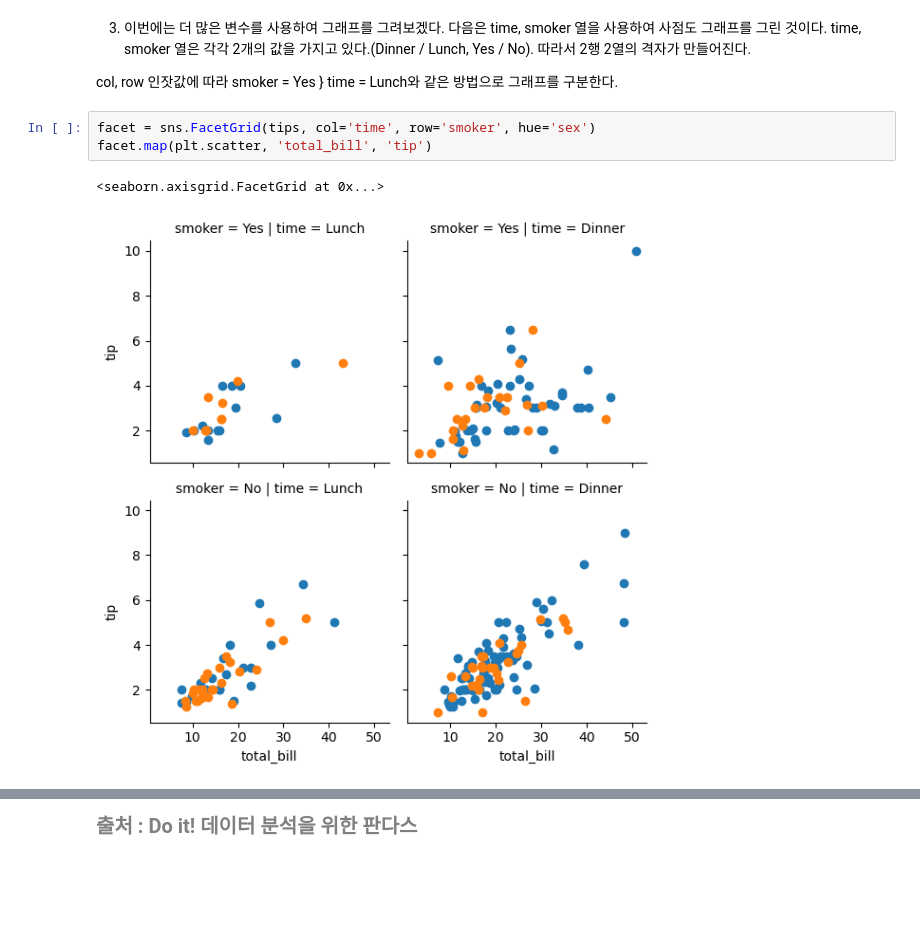
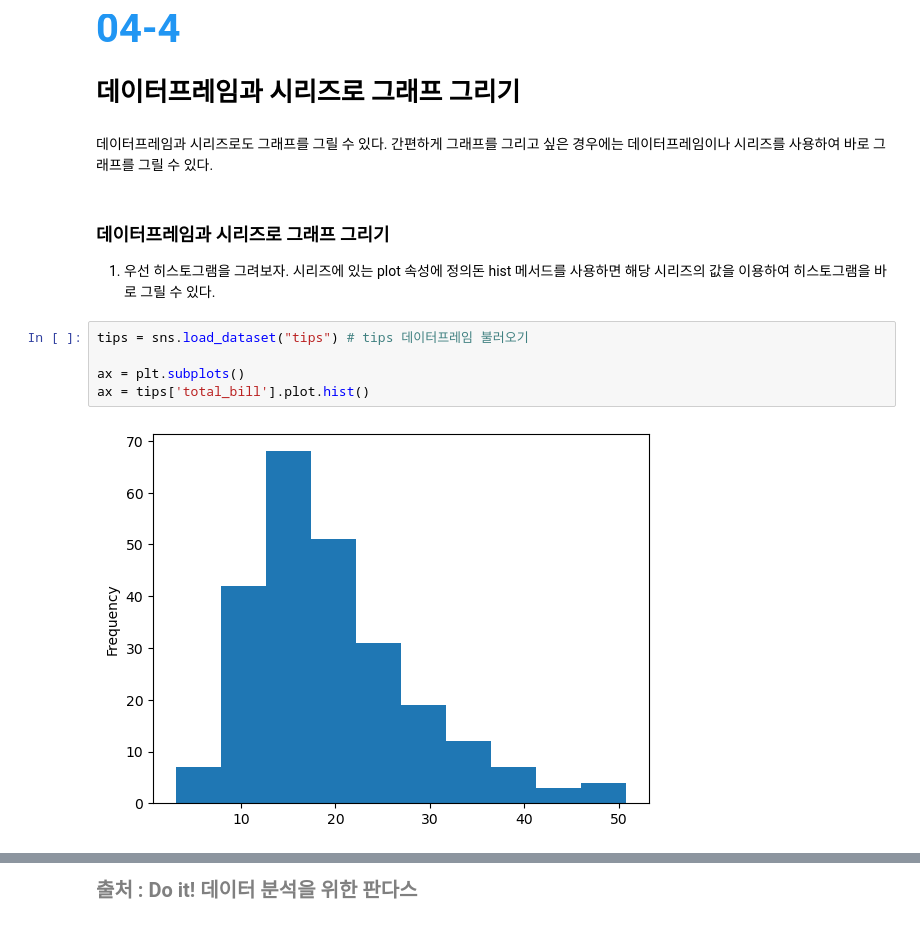
Before and after one commit to noahkim12/pandas_study, a Jupyter notebook: pandas_04_4.ipynb, the cells around one changed output, grey strips where cells are left out. Cells and saved outputs as stored; diff of their text form; blank space fills up the shorter version.

```diff
--- a/pandas_04_4.ipynb
+++ b/pandas_04_4.ipynb
@@ -254,10 +1,15 @@ facet = facet.add_legend()
-# %% [markdown]
-3. 이번에는 더 많은 변수를 사용하여 그래프를 그려보겠다. 다음은 time, smoker 열을 사용하여 사점도 그래프를 그린 것이다. time, smoker 열은 각각 2개의 값을 가지고 있다.(Dinner / Lunch, Yes / No). 따라서 2행 2열의 격자가 만들어진다.
-
-col, row 인잣값에 따라 smoker = Yes } time = Lunch와 같은 방법으로 그래프를 구분한다.
-# %%
-facet = sns.FacetGrid(tips, col='time', row='smoker', hue='sex')
-facet.map(plt.scatter, 'total_bill', 'tip')
-# %% [output]
-<seaborn.axisgrid.FacetGrid at 0x...>
-[figure, removed]
+# %% [markdown]
+<span style="font-weight: bold; font-size:40px; color:#2196F3">04-4</span>
+# 데이터프레임과 시리즈로 그래프 그리기
+# %% [markdown]
+데이터프레임과 시리즈로도 그래프를 그릴 수 있다. 간편하게 그래프를 그리고 싶은 경우에는 데이터프레임이나 시리즈를 사용하여 바로 그래프를 그릴 수 있다.
+# %% [markdown]
+### 데이터프레임과 시리즈로 그래프 그리기
+1. 우선 히스토그램을 그려보자. 시리즈에 있는 plot 속성에 정의돈 hist 메서드를 사용하면 해당 시리즈의 값을 이용하여 히스토그램을 바로 그릴 수 있다.
+# %%
+tips = sns.load_dataset("tips") # tips 데이터프레임 불러오기
+
+ax = plt.subplots()
+ax = tips['total_bill'].plot.hist()
+# %% [output]
+[figure, added]
```
Also changed, not shown: parts of 61 cells of this notebook, 1 other file.
